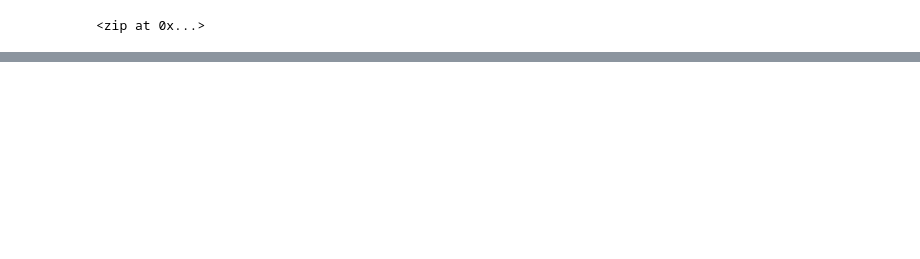
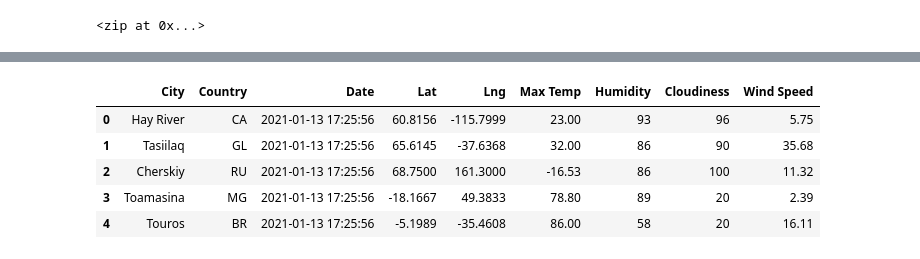
Before and after one commit to GloriaY007/APIs-to-Visualize-Weather-Data, a Jupyter notebook: WeatherPy.ipynb, the cells around one changed output, grey strips where cells are left out. Drawn from its saved outputs; the diff is of its cells as text; code cells hidden in the pictures; blank space fills up the shorter version.

```diff
--- a/WeatherPy.ipynb
+++ b/WeatherPy.ipynb
@@ -42,0 +283,10 @@ saint george bm
+# %%
+city_data_df = city_data_df[new_column_order]
+city_data_df.head()
+# %% [output]
+|  | City | Country | Date | Lat | Lng | Max Temp | Humidity | Cloudiness | Wind Speed |
+| 0 | Hay River | CA | 2021-01-13 17:25:56 | 60.8156 | -115.7999 | 23.00 | 93 | 96 | 5.75 |
+| 1 | Tasiilaq | GL | 2021-01-13 17:25:56 | 65.6145 | -37.6368 | 32.00 | 86 | 90 | 35.68 |
+| 2 | Cherskiy | RU | 2021-01-13 17:25:56 | 68.7500 | 161.3000 | -16.53 | 86 | 100 | 11.32 |
+| 3 | Toamasina | MG | 2021-01-13 17:25:56 | -18.1667 | 49.3833 | 78.80 | 89 | 20 | 2.39 |
+| 4 | Touros | BR | 2021-01-13 17:25:56 | -5.1989 | -35.4608 | 86.00 | 58 | 20 | 16.11 |
```
Also changed, not shown: parts of 21 cells of this notebook, 2 other files.
